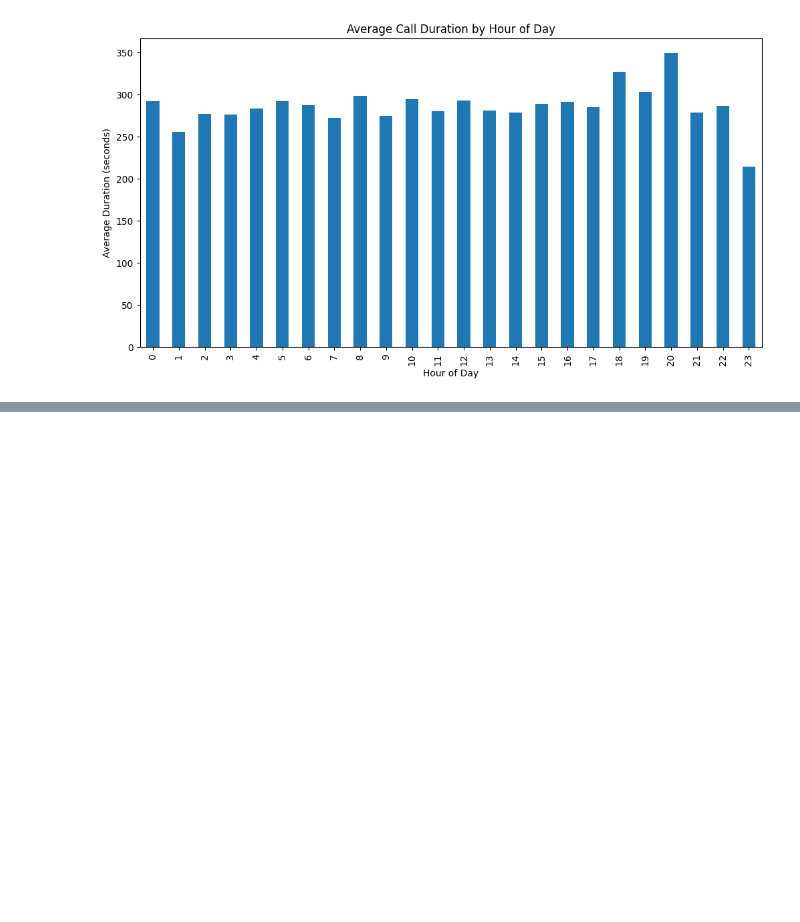
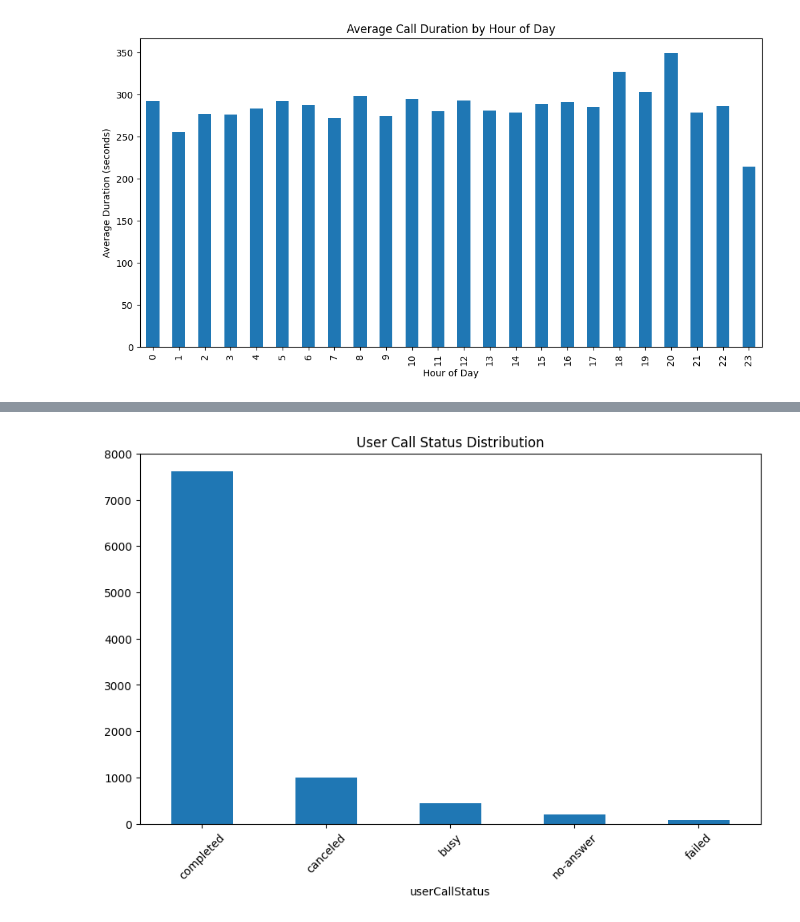
Before and after one commit to abhashgoyal/GuruCool-Analysis, a Jupyter notebook: Notebook/DataExplorations.ipynb, the cells around one changed output, grey strips where cells are left out. Saved outputs shown, nothing was run; the diff lists cells and outputs as text; code cells hidden in the pictures; blank space fills up the shorter version.

```diff
--- a/Notebook/DataExplorations.ipynb
+++ b/Notebook/DataExplorations.ipynb
@@ -1008,0 +1061,9 @@ NameError: name 'data' is not defined
+# %%
+# User Call Status Distribution
+plt.figure(figsize=(10, 6))
+data['userCallStatus'].value_counts().plot(kind='bar')
+plt.title('User Call Status Distribution')
+plt.xticks(rotation=45)
+plt.show()
+# %% [output]
+[figure, added]
```
Also changed, not shown: parts of 34 cells of this notebook.
